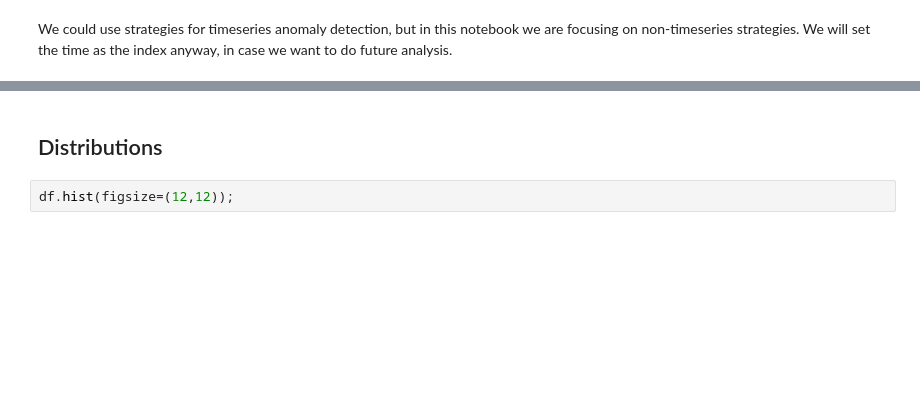
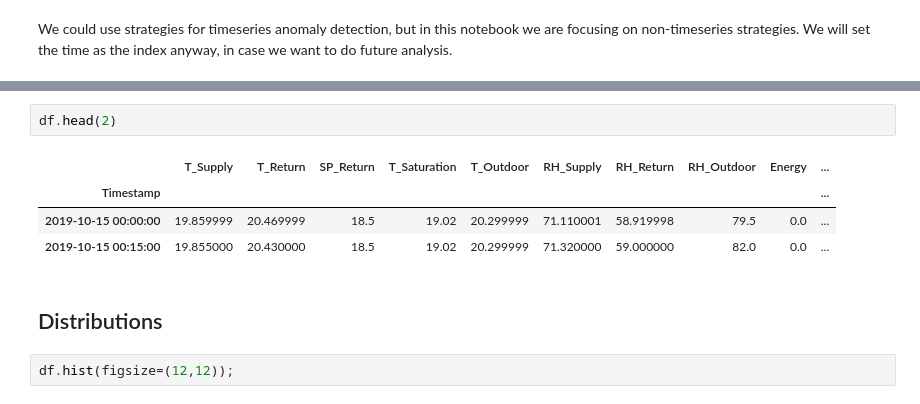
Before and after one commit to Caellwyn/intermediate-ml-wk02-unsupervised-learning-codealongs, a Jupyter notebook: Lecture 2/In Class Anomaly Detection Codealong 4.4.24.ipynb, the cells around one changed output, grey strips where cells are left out. Drawn from its saved outputs; the diff is of its cells as text; blank space fills up the shorter version.

```diff
--- a/Lecture 2/In Class Anomaly Detection Codealong 4.4.24.ipynb
+++ b/Lecture 2/In Class Anomaly Detection Codealong 4.4.24.ipynb
@@ -53,3 +112,10 @@ df.info()
+# %%
+df.head(2)
+# %% [output]
+|  | T_Supply | T_Return | SP_Return | T_Saturation | T_Outdoor | RH_Supply | RH_Return | RH_Outdoor | Energy | ... |
+| Timestamp |  |  |  |  |  |  |  |  |  | ... |
+| 2019-10-15 00:00:00 | 19.859999 | 20.469999 | 18.5 | 19.02 | 20.299999 | 71.110001 | 58.919998 | 79.5 | 0.0 | ... |
+| 2019-10-15 00:15:00 | 19.855000 | 20.430000 | 18.5 | 19.02 | 20.299999 | 71.320000 | 59.000000 | 82.0 | 0.0 | ... |
 # %% [markdown]
 ## Distributions
 # %%
```
Also changed, not shown: parts of 26 cells of this notebook.
